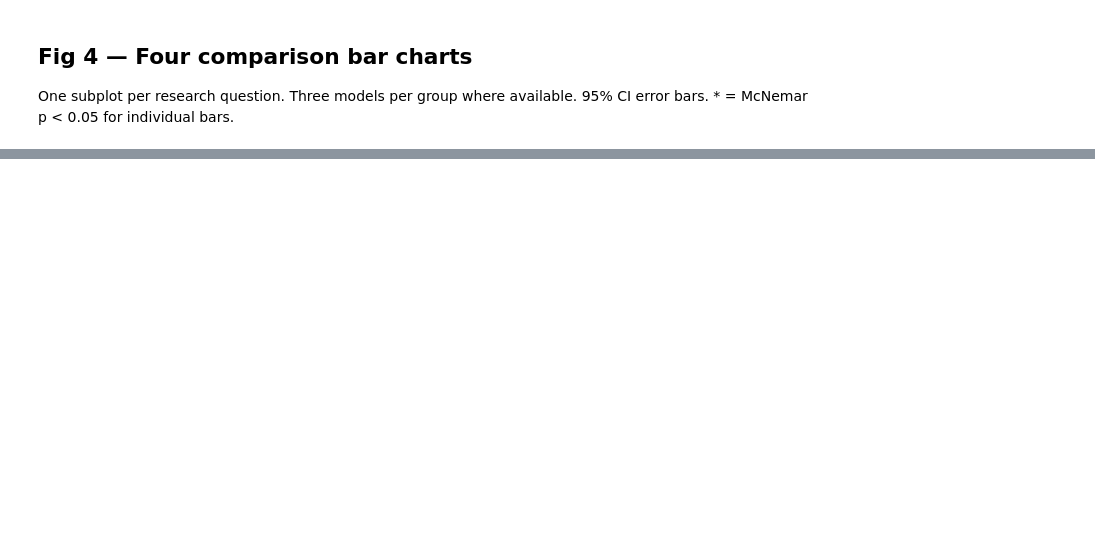
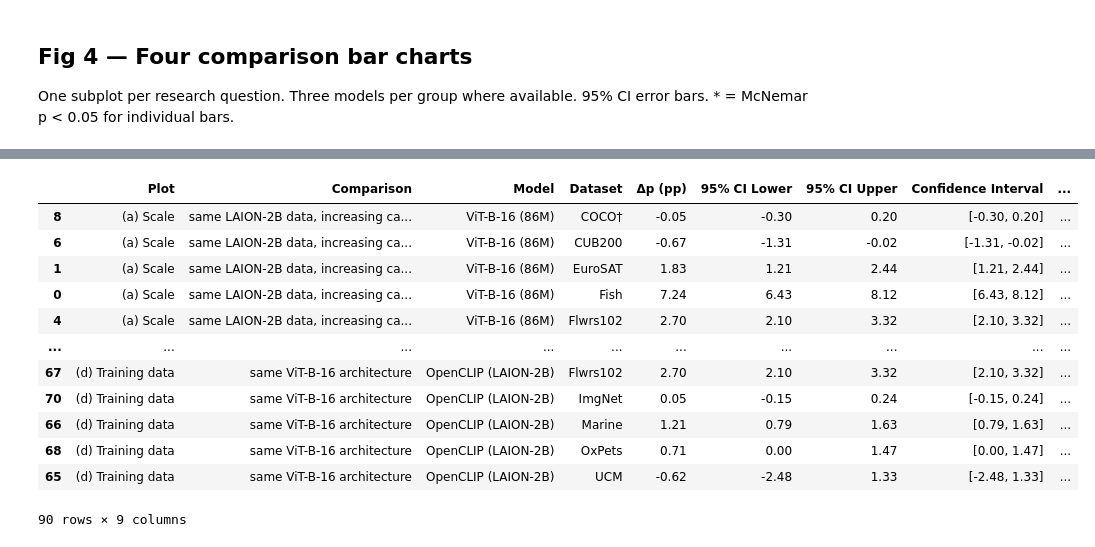
Before and after one commit to LeoGaunt/journal_perceptionCLIP, a Jupyter notebook: visualizations/figures.ipynb, the cells around one changed output, grey strips where cells are left out. Drawn from its saved outputs; the diff is of its cells as text; code cells hidden in the pictures; blank space fills up the shorter version.

```diff
--- a/visualizations/figures.ipynb
+++ b/visualizations/figures.ipynb
@@ -520,0 +533,52 @@ plt.show()
+# %%
+import pandas as pd
+
+ci_rows = []
+
+for comp in comparisons:
+    src = comp["source"]
+
+    for m, lbl in zip(comp["models"], comp["labels"]):
+        for ds in datasets:
+            e = get_entry(m, ds, src)
+
+            if e:
+                dp = e["delta_p_stats"]["delta_p"]
+                lo = e["delta_p_stats"]["delta_p_ci"][0]
+                hi = e["delta_p_stats"]["delta_p_ci"][1]
+                sig = e["delta_p_stats"]["significant"] == "True"
+
+                ci_rows.append({
+                    "Plot": comp["title"],
+                    "Comparison": comp["sub"],
+                    "Model": lbl,
+                    "Dataset": DS_SHORT.get(ds, ds),
+                    "Δp (pp)": round(dp, 2),
+                    "95% CI Lower": round(lo, 2),
+                    "95% CI Upper": round(hi, 2),
+                    "Confidence Interval": f"[{lo:.2f}, {hi:.2f}]",
+                    "Significant": sig
+                })
+
+ci_table = pd.DataFrame(ci_rows)
+
+# Display sorted by plot then model
+ci_table = ci_table.sort_values(
+    ["Plot", "Model", "Dataset"]
+)
+ci_table.to_csv("confidence_intervals_table.csv", index=False)
+ci_table
+# %% [output]
+|  | Plot | Comparison | Model | Dataset | Δp (pp) | 95% CI Lower | 95% CI Upper | Confidence Interval | ... |
+| 8 | (a) Scale | same LAION-2B data, increasing ca... | ViT-B-16 (86M) | COCO† | -0.05 | -0.30 | 0.20 | [-0.30, 0.20] | ... |
+| 6 | (a) Scale | same LAION-2B data, increasing ca... | ViT-B-16 (86M) | CUB200 | -0.67 | -1.31 | -0.02 | [-1.31, -0.02] | ... |
+| 1 | (a) Scale | same LAION-2B data, increasing ca... | ViT-B-16 (86M) | EuroSAT | 1.83 | 1.21 | 2.44 | [1.21, 2.44] | ... |
+| 0 | (a) Scale | same LAION-2B data, increasing ca... | ViT-B-16 (86M) | Fish | 7.24 | 6.43 | 8.12 | [6.43, 8.12] | ... |
+| 4 | (a) Scale | same LAION-2B data, increasing ca... | ViT-B-16 (86M) | Flwrs102 | 2.70 | 2.10 | 3.32 | [2.10, 3.32] | ... |
+| ... | ... | ... | ... | ... | ... | ... | ... | ... | ... |
+| 67 | (d) Training data | same ViT-B-16 architecture | OpenCLIP (LAION-2B) | Flwrs102 | 2.70 | 2.10 | 3.32 | [2.10, 3.32] | ... |
+| 70 | (d) Training data | same ViT-B-16 architecture | OpenCLIP (LAION-2B) | ImgNet | 0.05 | -0.15 | 0.24 | [-0.15, 0.24] | ... |
+| 66 | (d) Training data | same ViT-B-16 architecture | OpenCLIP (LAION-2B) | Marine | 1.21 | 0.79 | 1.63 | [0.79, 1.63] | ... |
+| 68 | (d) Training data | same ViT-B-16 architecture | OpenCLIP (LAION-2B) | OxPets | 0.71 | 0.00 | 1.47 | [0.00, 1.47] | ... |
+| 65 | (d) Training data | same ViT-B-16 architecture | OpenCLIP (LAION-2B) | UCM | -0.62 | -2.48 | 1.33 | [-2.48, 1.33] | ... |
+90 rows × 9 columns
```
Also changed, not shown: parts of 8 cells of this notebook, 9 other files.
